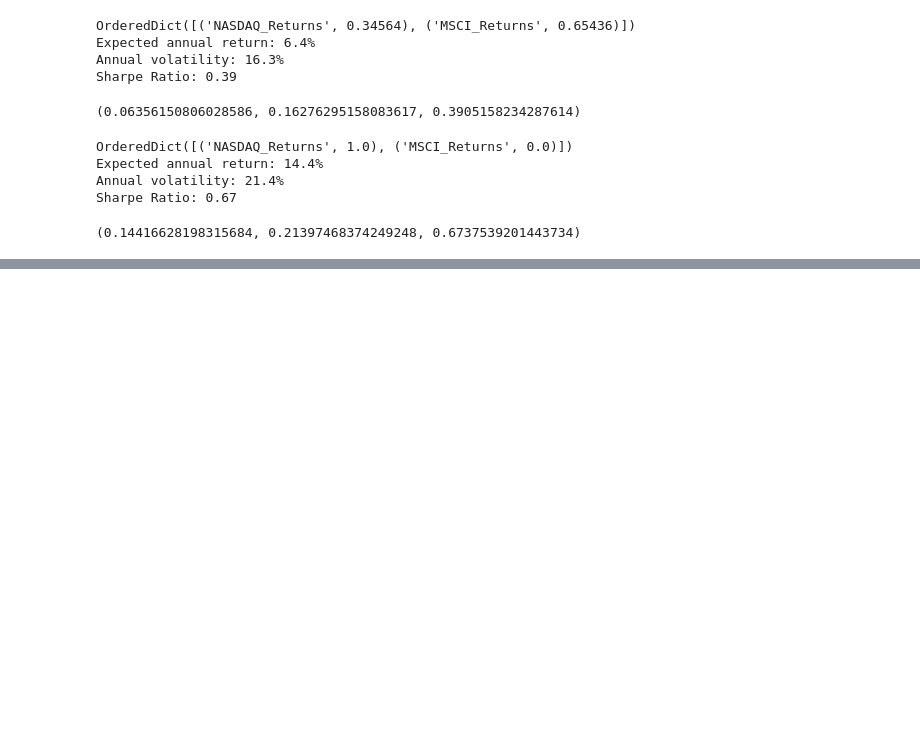
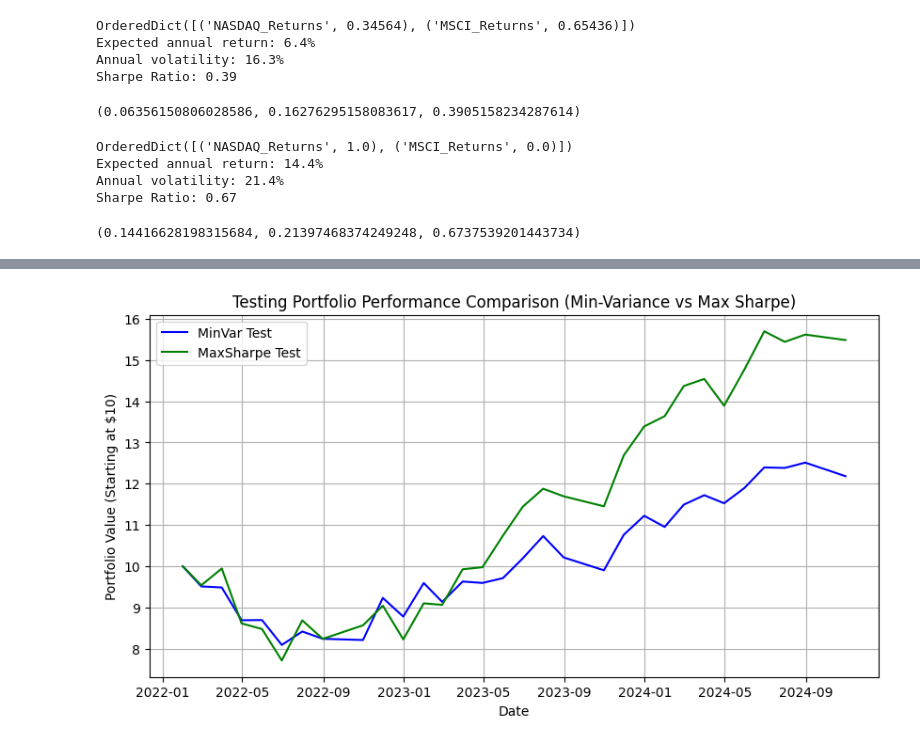
Before and after one commit to IanAndersenNg/porto-allocation-rl, a Jupyter notebook: tradfi.ipynb, the cells around one changed output, grey strips where cells are left out. Saved outputs shown, nothing was run; the diff lists cells and outputs as text; code cells hidden in the pictures; blank space fills up the shorter version.

```diff
--- a/tradfi.ipynb
+++ b/tradfi.ipynb
@@ -266 +319,53 @@ Sharpe Ratio: 0.67
+# %%
+# test
+
+
+min_var_test_weights = {'NASDAQ_Weights': MV_weight_test['NASDAQ_Returns'], 'MSCI_Weights': MV_weight_test['MSCI_Returns']}
+max_sharpe_test_weights = {'NASDAQ_Weights': MS_weight_test['NASDAQ_Returns'], 'MSCI_Weights': MS_weight_test['MSCI_Returns']}
+
+# Initial investment
+initial_investment = 10
+
+# Function to compute portfolio value using returns
+def compute_portfolio_value_with_returns(df, weights, initial_investment):
+    # Calculate weighted portfolio returns
+    portfolio_returns = (
+        df['NASDAQ_Returns'] * weights['NASDAQ_Weights'] +
+        df['MSCI_Returns'] * weights['MSCI_Weights']
+    )
+    # Compute cumulative portfolio value
+    cumulative_returns = (1 + portfolio_returns).cumprod()
+    portfolio_value = cumulative_returns / cumulative_returns.iloc[0] * initial_investment
+
+    # portfolio_value = initial_investment * (1 + portfolio_returns).cumprod()
+    return portfolio_value
+
+
+# Calculate portfolio performance for test data
+test_df_returns = test_df.copy()  # Ensure a copy of the test DataFrame
+
+
+test_df_returns['MinVar_Test'] = compute_portfolio_value_with_returns(
+    test_df_returns, min_var_test_weights, initial_investment)
+
+test_df_returns['MaxSharpe_Test'] = compute_portfolio_value_with_returns(
+    test_df_returns, max_sharpe_test_weights, initial_investment)
+
+# Plot the portfolio performance
+plt.figure(figsize=(10, 5))
+
+# Testing performance
+plt.plot(test_df_returns.index, test_df_returns['MinVar_Test'], label='MinVar Test', color='blue')
+plt.plot(test_df_returns.index, test_df_returns['MaxSharpe_Test'], label='MaxSharpe Test', color='green')
+
+
+# Add labels, title, and legend
+plt.title('Testing Portfolio Performance Comparison (Min-Variance vs Max Sharpe)')
+plt.xlabel('Date')
+plt.ylabel('Portfolio Value (Starting at $10)')
+plt.legend()
+plt.grid()
+plt.show()
+# %% [output]
+[figure, added]
 # %%
```
Also changed, not shown: parts of 13 cells of this notebook, 1 other file.
